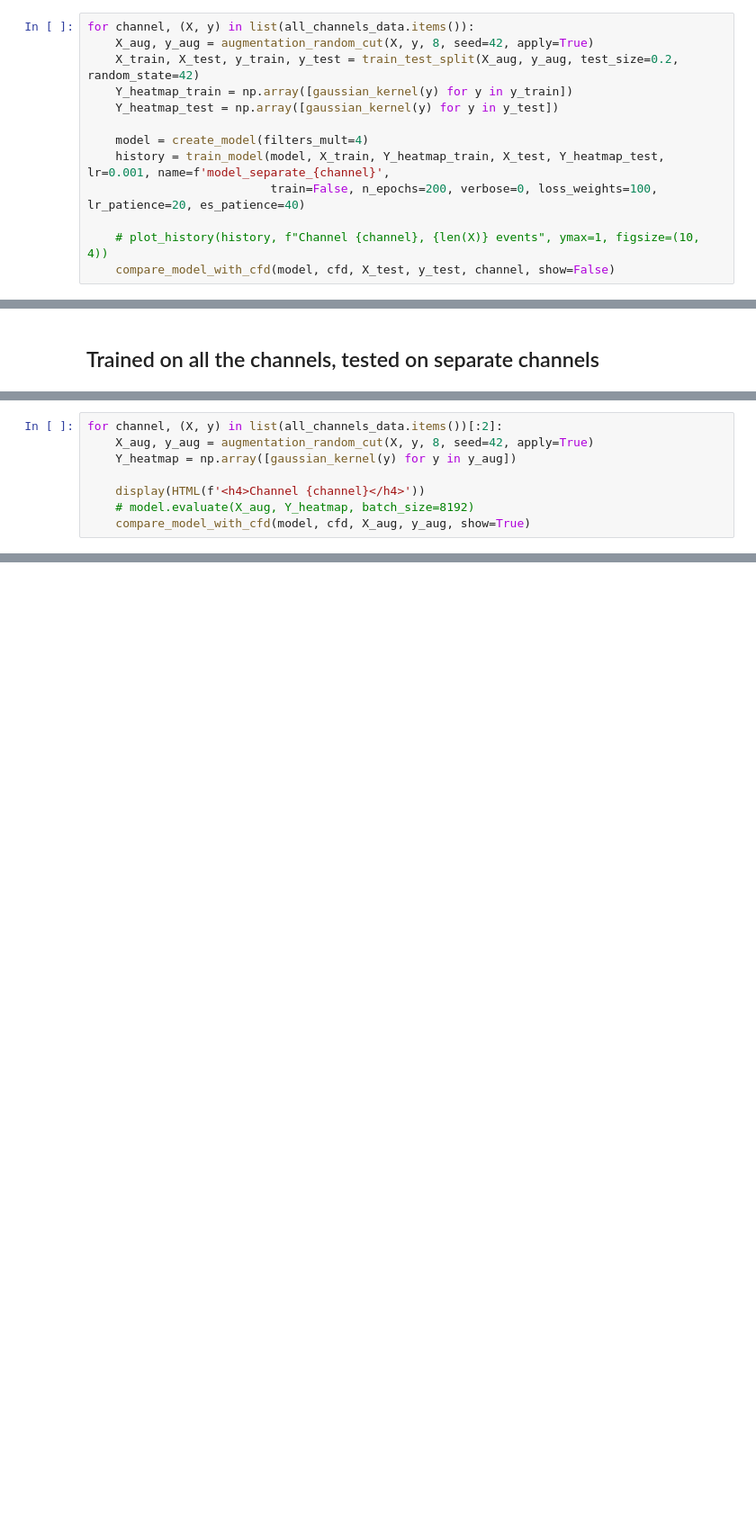
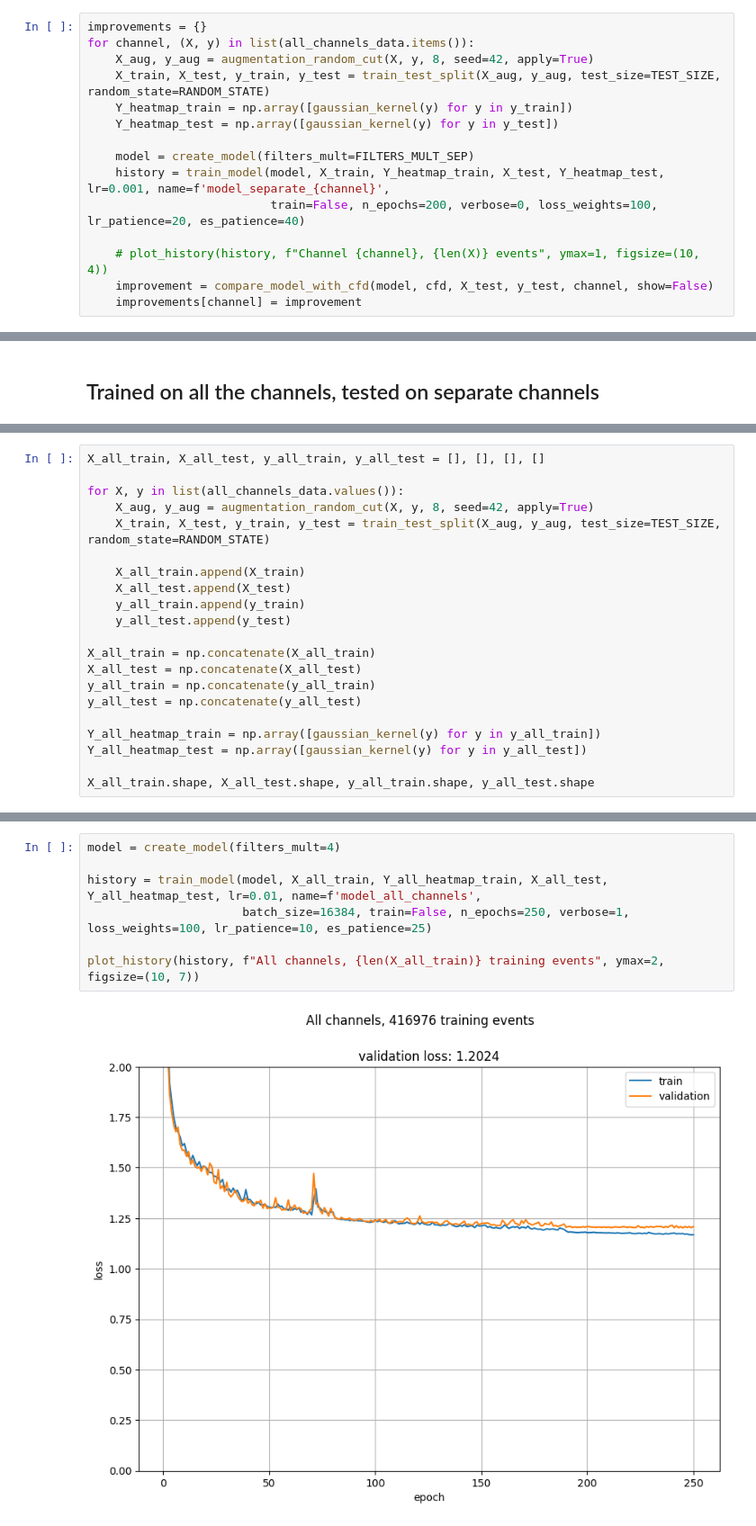
Before and after one commit to MatiXOfficial/pps-diamond-time-measurement, a Jupyter notebook: notebooks/neural_network_tests/nn_channels_experiments.ipynb, the cells around one changed output, grey strips where cells are left out. Shown at 90% size. Drawn from its saved outputs; the diff is of its cells as text; blank space fills up the shorter version.

Commit message:
Improved multi-channel experiments

```diff
--- a/notebooks/neural_network_tests/nn_channels_experiments.ipynb
+++ b/notebooks/neural_network_tests/nn_channels_experiments.ipynb
@@ -189,14 +205,16 @@ def create_model(filters_mult=1):
 # %%
+improvements = {}
 for channel, (X, y) in list(all_channels_data.items()):
     X_aug, y_aug = augmentation_random_cut(X, y, 8, seed=42, apply=True)
-    X_train, X_test, y_train, y_test = train_test_split(X_aug, y_aug, test_size=0.2, random_state=42)
+    X_train, X_test, y_train, y_test = train_test_split(X_aug, y_aug, test_size=TEST_SIZE, random_state=RANDOM_STATE)
     Y_heatmap_train = np.array([gaussian_kernel(y) for y in y_train])
     Y_heatmap_test = np.array([gaussian_kernel(y) for y in y_test])
 
-    model = create_model(filters_mult=4)
+    model = create_model(filters_mult=FILTERS_MULT_SEP)
     history = train_model(model, X_train, Y_heatmap_train, X_test, Y_heatmap_test, lr=0.001, name=f'model_separate_{channel}',
                           train=False, n_epochs=200, verbose=0, loss_weights=100, lr_patience=20, es_patience=40)
 
     # plot_history(history, f"Channel {channel}, {len(X)} events", ymax=1, figsize=(10, 4))
-    compare_model_with_cfd(model, cfd, X_test, y_test, channel, show=False)
+    improvement = compare_model_with_cfd(model, cfd, X_test, y_test, channel, show=False)
+    improvements[channel] = improvement
 # %% [output]
@@ -271,8 +338,0 @@ plot_history(history, f"All channels, {len(X_all)} events", ymax=2, figsize=(10,
-# %%
-for channel, (X, y) in list(all_channels_data.items())[:2]:
-    X_aug, y_aug = augmentation_random_cut(X, y, 8, seed=42, apply=True)
-    Y_heatmap = np.array([gaussian_kernel(y) for y in y_aug])
-
-    display(HTML(f'<h4>Channel {channel}</h4>'))
-    # model.evaluate(X_aug, Y_heatmap, batch_size=8192)
-    compare_model_with_cfd(model, cfd, X_aug, y_aug, show=True)
@@ -287,0 +339,21 @@ Improvement: -50.55 %
+# %%
+X_all_train, X_all_test, y_all_train, y_all_test = [], [], [], []
+
+for X, y in list(all_channels_data.values()):
+    X_aug, y_aug = augmentation_random_cut(X, y, 8, seed=42, apply=True)
+    X_train, X_test, y_train, y_test = train_test_split(X_aug, y_aug, test_size=TEST_SIZE, random_state=RANDOM_STATE)
+
+    X_all_train.append(X_train)
+    X_all_test.append(X_test)
+    y_all_train.append(y_train)
+    y_all_test.append(y_test)
+
+X_all_train = np.concatenate(X_all_train)
+X_all_test = np.concatenate(X_all_test)
+y_all_train = np.concatenate(y_all_train)
+y_all_test = np.concatenate(y_all_test)
+
+Y_all_heatmap_train = np.array([gaussian_kernel(y) for y in y_all_train])
+Y_all_heatmap_test = np.array([gaussian_kernel(y) for y in y_all_test])
+
+X_all_train.shape, X_all_test.shape, y_all_train.shape, y_all_test.shape
@@ -287,0 +362,9 @@ Improvement: -50.55 %
+# %%
+model = create_model(filters_mult=4)
+
+history = train_model(model, X_all_train, Y_all_heatmap_train, X_all_test, Y_all_heatmap_test, lr=0.01, name=f'model_all_channels',
+                      batch_size=16384, train=False, n_epochs=250, verbose=1, loss_weights=100, lr_patience=10, es_patience=25)
+
+plot_history(history, f"All channels, {len(X_all_train)} training events", ymax=2, figsize=(10, 7))
+# %% [output]
+[figure, added]
```
Also changed, not shown: parts of 21 cells of this notebook, 3 other files.
